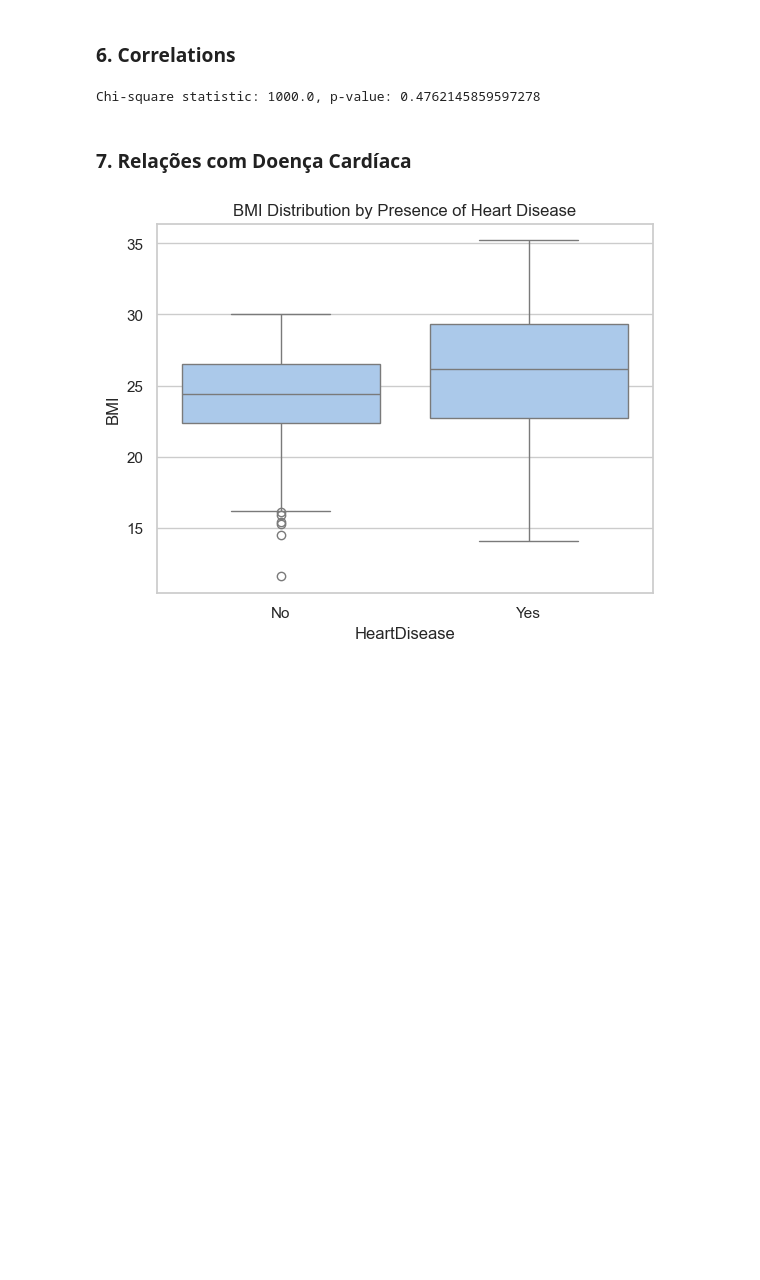
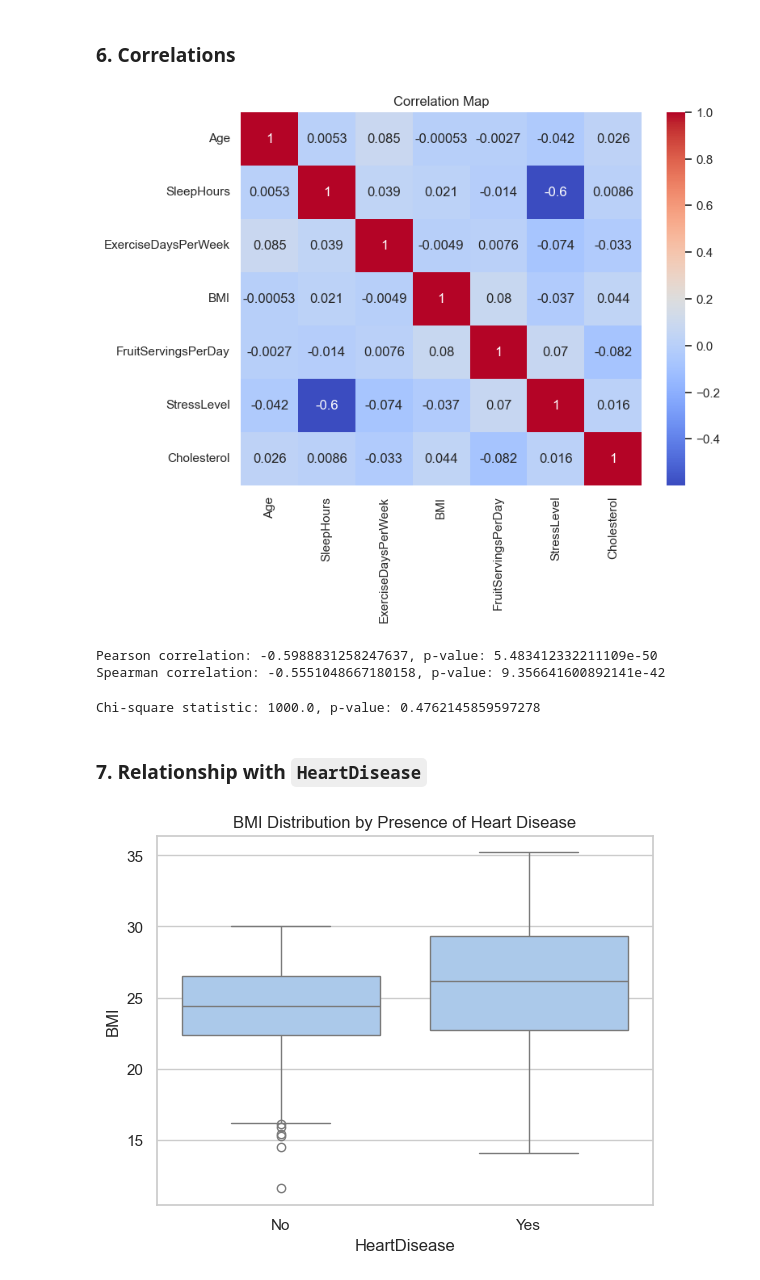
Before and after one commit to tgvp/Data-Science, a Jupyter notebook: Week_8/ds-pr-week-8-student.ipynb, the cells around one changed output. Drawn from its saved outputs; the diff is of its cells as text; code cells hidden in the pictures; blank space fills up the shorter version.

```diff
--- a/Week_8/ds-pr-week-8-student.ipynb
+++ b/Week_8/ds-pr-week-8-student.ipynb
@@ -122,9 +160,24 @@ plt.show()
 # %%
 # For numerical values
 # Correlation matrix
+plt.figure(figsize=(8,6))
+sns.heatmap(df.corr(numeric_only=True), annot=True, cmap='coolwarm')
+plt.title('Correlation Map')
+plt.show()
+# %% [output]
+[figure, added]
 # %%
 # Confirm the correlation between SleepHours and StressLevel using Spearman and Pearson (coefficient and p-value)
 from scipy.stats import pearsonr, spearmanr
+
+pearson_corr, pearson_p = pearsonr(df['SleepHours'], df['StressLevel'])
+spearman_corr, spearman_p = spearmanr(df['SleepHours'], df['StressLevel'])
+
+print(f'Pearson correlation: {pearson_corr}, p-value: {pearson_p}')
+print(f'Spearman correlation: {spearman_corr}, p-value: {spearman_p}')
+# %% [output]
+Pearson correlation: -0.5988831258247637, p-value: 5.483412332211109e-50
+Spearman correlation: -0.5551048667180158, p-value: 9.356641600892141e-42
 # %%
 # Confirm the correlation between Gender and Cholesterol using the chi-square test
 from scipy.stats import chi2_contingency
@@ -136,7 +189,7 @@ print(f'Chi-square statistic: {chi2}, p-value: {p}')
 # %% [output]
 Chi-square statistic: 1000.0, p-value: 0.4762145859597278
 # %% [markdown]
-### 7. Relações com Doença Cardíaca
+### 7. Relationship with `HeartDisease`
 # %%
 sns.boxplot(x='HeartDisease', y='BMI', data=df)
 plt.title('BMI Distribution by Presence of Heart Disease')
```
Also changed, not shown: parts of 5 cells of this notebook.
